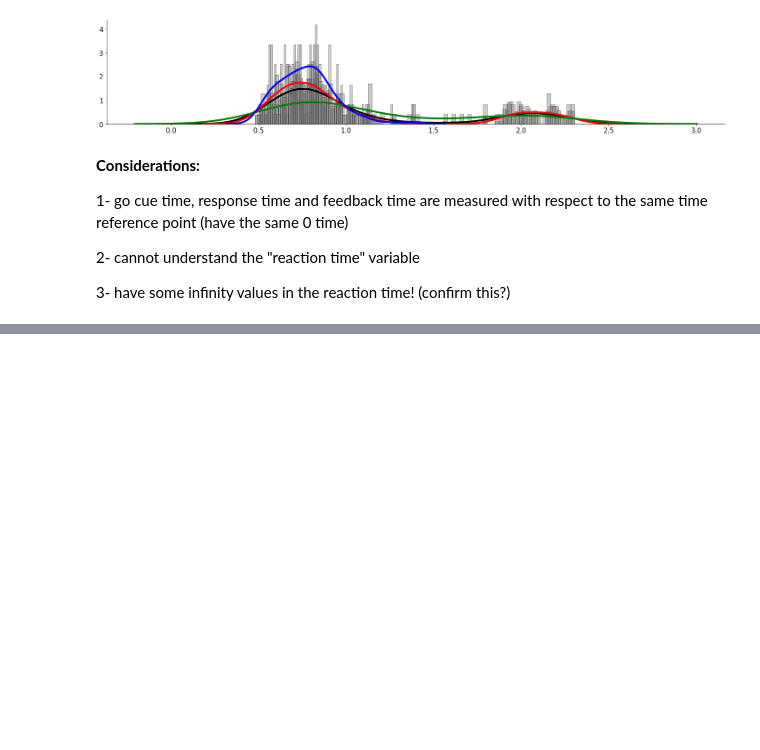
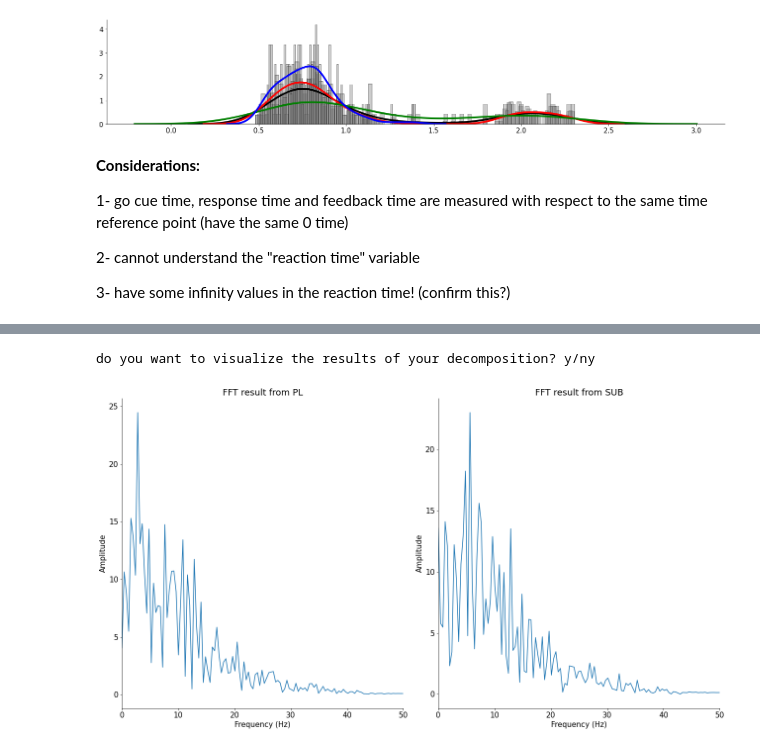
Before and after one commit to Neurocoders/AttentionProject, a Jupyter notebook: load_steinmetz_data_V2.ipynb, the cells around one changed output, grey strips where cells are left out. Cells and saved outputs as stored; diff of their text form; code cells hidden in the pictures; blank space fills up the shorter version.

```diff
--- a/load_steinmetz_data_V2.ipynb
+++ b/load_steinmetz_data_V2.ipynb
@@ -316,7 +317,7 @@ time_vec = dt * np.arange(NT)
 
 def fourier(NT = NT, dt = dt, signal1 = smooth_sig1, signal2 =  smooth_sig2,
             dat = dat_LFP,trial_num = 1, area1 = area1,
-                area2 = area2, fig_size = (18,10)):
+                area2 = area2, fig_size = (18,10), plot_f: True):
     """
 
 
@@ -330,7 +331,7 @@ def fourier(NT = NT, dt = dt, signal1 = smooth_sig1, signal2 =  smooth_sig2,
     signal2: second time seri to decompose, set to the second output of the smoothing by default
     dat: dictionary containing the lfp data
     trial_num: number of trial to plut,
-
+    plot_f: boolean, if you want to plot the fourier results
 
     Returns:
     hz, amp1, amp2
@@ -342,56 +343,43 @@ def fourier(NT = NT, dt = dt, signal1 = smooth_sig1, signal2 =  smooth_sig2,
 
     sampl_rate = 1/(dt/1000) # sampling rate
     nyquist = sampl_rate/2
 
 
     freq_seri1 = fftpack.fft(signal1) #compute freq seri
     freq_seri2 = fftpack.fft(signal2)
 
     hz = np.linspace(0,sampl_rate, NT) # frequency vector same for all
 
     amp1 = 2.0/NT * np.abs(freq_seri1)  # amplitude vector,
     # 2 * is to add the amplitude from  negative frequencies to positive ones
     # divide by number of time points for normalization
     amp2 = 2.0/NT * np.abs(freq_seri2)
 
 
     # plot timeseries
     # temp_inp = input("do you want to visualize the results of your decomposition? y/n")
 
-    # if temp_inp == 'y':
-    #     fig, axs = plt.subplots(1,2, figsize = fig_size)
+    if plot_f:
+        fig, axs = plt.subplots(1,2, figsize = fig_size)
 
-    #     axs[0].plot(hz, amp1) # this will have both neg and pos freqs so we have to limit it to nyquist
-    #     axs[0].set(ylabel='Amplitude',xlabel='Frequency (Hz)',title= f'FFT result from {area1}', xlim = [0, nyquist])
-    #     axs[1].plot(hz, amp2) # this will have both neg and pos freqs so we have to limit it to nyquist
-    #     axs[1].set(ylabel='Amplitude',xlabel='Frequency (Hz)',title= f'FFT result from {area2}', xlim = [0, nyquist])
+        axs[0].plot(hz, amp1) # this will have both neg and pos freqs so we have to limit it to nyquist
+        axs[0].set(ylabel='Amplitude',xlabel='Frequency (Hz)',title= f'FFT result from {area1}', xlim = [0, nyquist])
+        axs[1].plot(hz, amp2) # this will have both neg and pos freqs so we have to limit it to nyquist
+        axs[1].set(ylabel='Amplitude',xlabel='Frequency (Hz)',title= f'FFT result from {area2}', xlim = [0, nyquist])
 
-    #     plt.show()
-
-    # if temp_inp == 'y':
-    #     typ_temp = input("what kind of plot to show? line/bar")
-    #     fig, axs = plt.subplots(2,1, figsize = fig_size)
-    #     if typ_temp == "line":
-    #         axs[0].plot( hz, amp1, width = 0.3)
-    #         axs[0].set(ylabel='Amplitude',xlabel='Frequency (Hz)',title= f'FFT result from {area1}', xlim = [0, nyquist])
-    #         axs[1].plot(hz, amp2) # this will have both neg and pos freqs so we have to limit it to nyquist
-    #         axs[1].set(ylabel='Amplitude',xlabel='Frequency (Hz)',title= f'FFT result from {area2}', xlim = [0, nyquist])
-    #         plt.show()
-    #     else:
-    #         axs[0].bar( hz, amp1, width = 0.3)
-    #         axs[0].set(ylabel='Amplitude',xlabel='Frequency (Hz)',title= f'FFT result from {area1}', xlim = [0, nyquist])
-    #         axs[1].bar(hz, amp2,width = 0.3) # this will have both neg and pos freqs so we have to limit it to nyquist
-    #         axs[1].set(ylabel='Amplitude',xlabel='Frequency (Hz)',title= f'FFT result from {area2}', xlim = [0, nyquist])
-    #         plt.show()
+        plt.show()
 
     # now we want to only return the elements of hz and amp that
     # up to the nyquist: this is to find the index of nearest element of hz to nyquist
     return_ind = int(np.where(abs(hz-nyquist) == np.min(abs(hz - nyquist)))[0][0])+1
     # pdb.set_trace()
 
     return hz[:return_ind], amp1[:return_ind], amp2[:return_ind]
 
 freq_vals,fft_signal1,fft_signal2 = fourier()
+# %% [output]
+do you want to visualize the results of your decomposition? y/ny
+[figure, added]
 # %%
 def calc_correlation(signal1 = smooth_sig1, signal2 =  smooth_sig2):
   """
```
Also changed, not shown: parts of 6 cells of this notebook.
